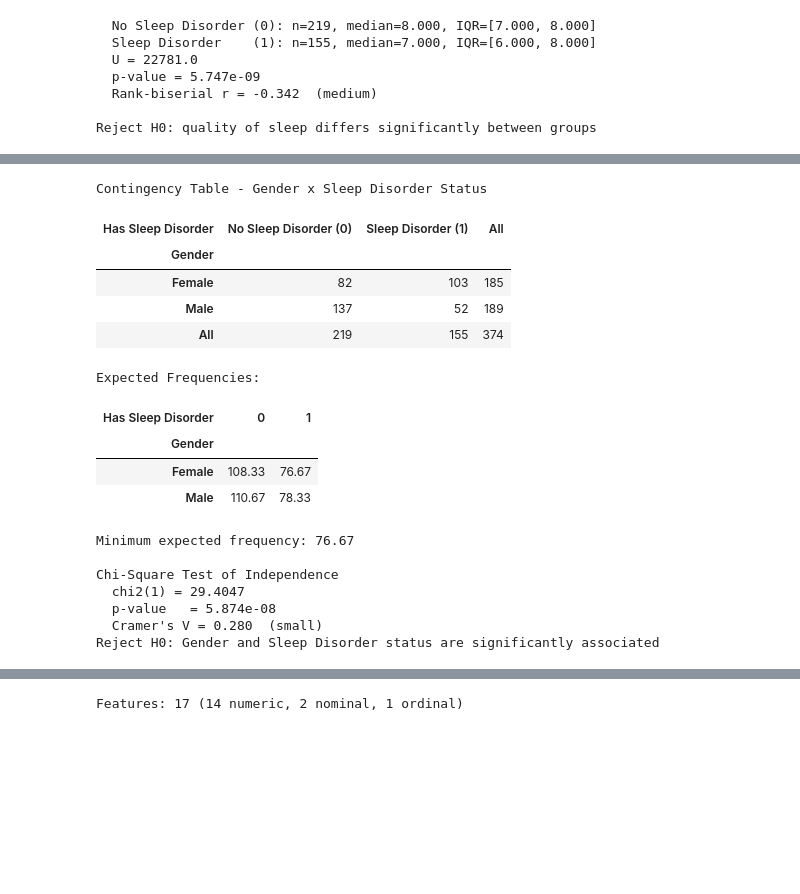
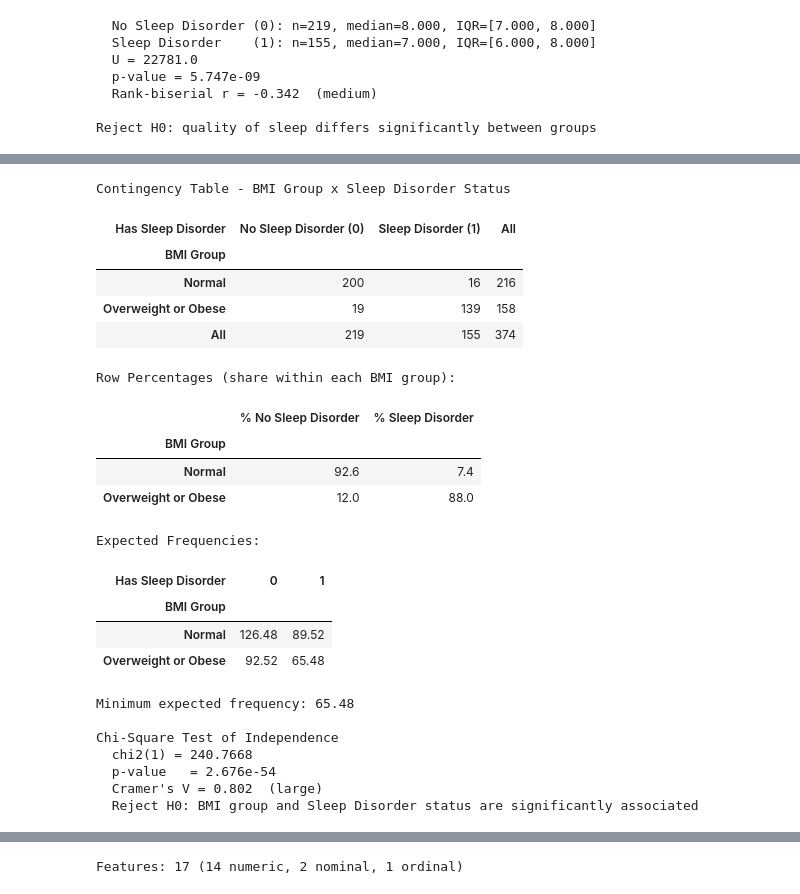
Before and after one commit to sudiksharamakrishnanhse-lab/ProgrammingforHDS_FinalProject, a Jupyter notebook: DatasetSelection.ipynb, the cells around one changed output, grey strips where cells are left out. Drawn from its saved outputs; the diff is of its cells as text; code cells hidden in the pictures; blank space fills up the shorter version.

```diff
--- a/DatasetSelection.ipynb
+++ b/DatasetSelection.ipynb
@@ -435,66 +492,82 @@ Reject H0: quality of sleep differs significantly between groups
 # %%
-# @title **Section 5B: Chi-Square Test of Gender vs Sleep Disorder Status**
+# @title **Section 5B: Chi-Square Test of BMI Group vs Sleep Disorder Status**
 
-# H0: Gender and Sleep Disorder status are independent
-# H1: Gender and Sleep Disorder status are associated
+# H0: BMI group and Sleep Disorder status are independent
+# H1: BMI group and Sleep Disorder status are associated
+bmi_group = pd.Series(np.where(df_clean["BMI Category"] == "Normal", "Normal", "Overweight or Obese"),
+                      index=df_clean.index, name="BMI Group")
+
 contingency_table = pd.crosstab(
-    df_clean["Gender"],
+    bmi_group,
     df_clean[TARGET].map({0: "No Sleep Disorder (0)", 1: "Sleep Disorder (1)"}),
-    margins=True)
-print("Contingency Table - Gender x Sleep Disorder Status")
+    margins=True
+)
+print("Contingency Table - BMI Group x Sleep Disorder Status")
 display(contingency_table)
 
-ct_no_margins = pd.crosstab(df_clean["Gender"], df_clean[TARGET])
+ct_no_margins = pd.crosstab(bmi_group, df_clean[TARGET])
+
+# row percentages show the share with a disorder within each BMI group
+row_pct = (ct_no_margins.div(ct_no_margins.sum(axis=1), axis=0) * 100).round(1)
+row_pct.columns = ["% No Sleep Disorder", "% Sleep Disorder"]
+print("\nRow Percentages (share within each BMI group):")
+display(row_pct)
+
 chi2_stat, p_chi2, dof, expected = stats.chi2_contingency(ct_no_margins)
 
 expected_df = pd.DataFrame(expected, index=ct_no_margins.index, columns=ct_no_margins.columns)
 print("\nExpected Frequencies:")
 display(expected_df.round(2))
 
 min_expected = expected.min()
 print(f"\nMinimum expected frequency: {min_expected:.2f}")
 
 if min_expected >= 5:
     n = ct_no_margins.values.sum()
     min_dim = min(ct_no_margins.shape) - 1
     cramers_v = np.sqrt(chi2_stat / (n * min_dim))
 
     print("\nChi-Square Test of Independence")
     print(f"  chi2({dof}) = {chi2_stat:.4f}")
     print(f"  p-value   = {p_chi2:.4g}")
     print(f"  Cramer's V = {cramers_v:.3f}  "
           f"({'small' if cramers_v<0.3 else 'medium' if cramers_v<0.5 else 'large'})")
     if p_chi2 < 0.05:
-        print("Reject H0: Gender and Sleep Disorder status are significantly associated")
+        print("  Reject H0: BMI group and Sleep Disorder status are significantly associated")
     else:
-        print("Fail to reject H0: no significant association detected")
+        print("  Fail to reject H0: no significant association detected")
 else:
     print("\nFisher's Exact Test (minimum expected frequency < 5)")
     a, b = ct_no_margins.iloc[0, 0], ct_no_margins.iloc[0, 1]
     c, d = ct_no_margins.iloc[1, 0], ct_no_margins.iloc[1, 1]
     odds_ratio, p_fisher = stats.fisher_exact([[a, b], [c, d]])
     print(f"  Odds Ratio = {odds_ratio:.4f}")
     print(f"  p-value    = {p_fisher:.4g}")
     if p_fisher < 0.05:
-        print("Reject H0: Gender and Sleep Disorder status are significantly associated")
+        print("  Reject H0: BMI group and Sleep Disorder status are significantly associated")
     else:
-        print("Fail to reject H0: no significant association detected")
+        print("  Fail to reject H0: no significant association detected")
 # %% [output]
-Contingency Table - Gender x Sleep Disorder Status
+Contingency Table - BMI Group x Sleep Disorder Status
 | Has Sleep Disorder | No Sleep Disorder (0) | Sleep Disorder (1) | All |
-| Gender |  |  |  |
-| Female | 82 | 103 | 185 |
-| Male | 137 | 52 | 189 |
+| BMI Group |  |  |  |
+| Normal | 200 | 16 | 216 |
+| Overweight or Obese | 19 | 139 | 158 |
 | All | 219 | 155 | 374 |
-Expected Frequencies:
+Row Percentages (share within each BMI group):
-| Has Sleep Disorder | 0 | 1 |
-| Gender |  |  |
-| Female | 108.33 | 76.67 |
-| Male | 110.67 | 78.33 |
+|  | % No Sleep Disorder | % Sleep Disorder |
+| BMI Group |  |  |
+| Normal | 92.6 | 7.4 |
+| Overweight or Obese | 12.0 | 88.0 |
-Minimum expected frequency: 76.67
-
-Chi-Square Test of Independence
-  chi2(1) = 29.4047
-  p-value   = 5.874e-08
-  Cramer's V = 0.280  (small)
-Reject H0: Gender and Sleep Disorder status are significantly associated
+Expected Frequencies:
+| Has Sleep Disorder | 0 | 1 |
+| BMI Group |  |  |
+| Normal | 126.48 | 89.52 |
+| Overweight or Obese | 92.52 | 65.48 |
+Minimum expected frequency: 65.48
+
+Chi-Square Test of Independence
+  chi2(1) = 240.7668
+  p-value   = 2.676e-54
+  Cramer's V = 0.802  (large)
+  Reject H0: BMI group and Sleep Disorder status are significantly associated
```
Also changed, not shown: parts of 15 cells of this notebook.
